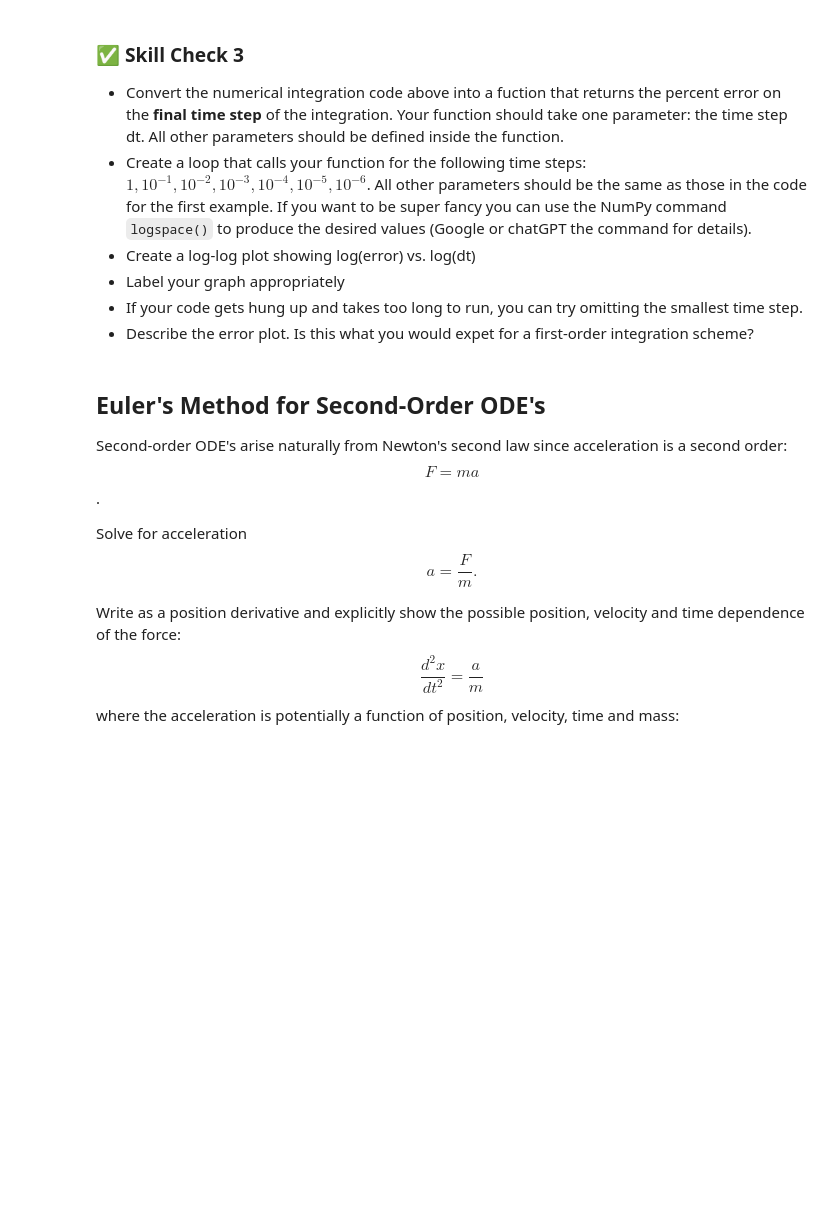
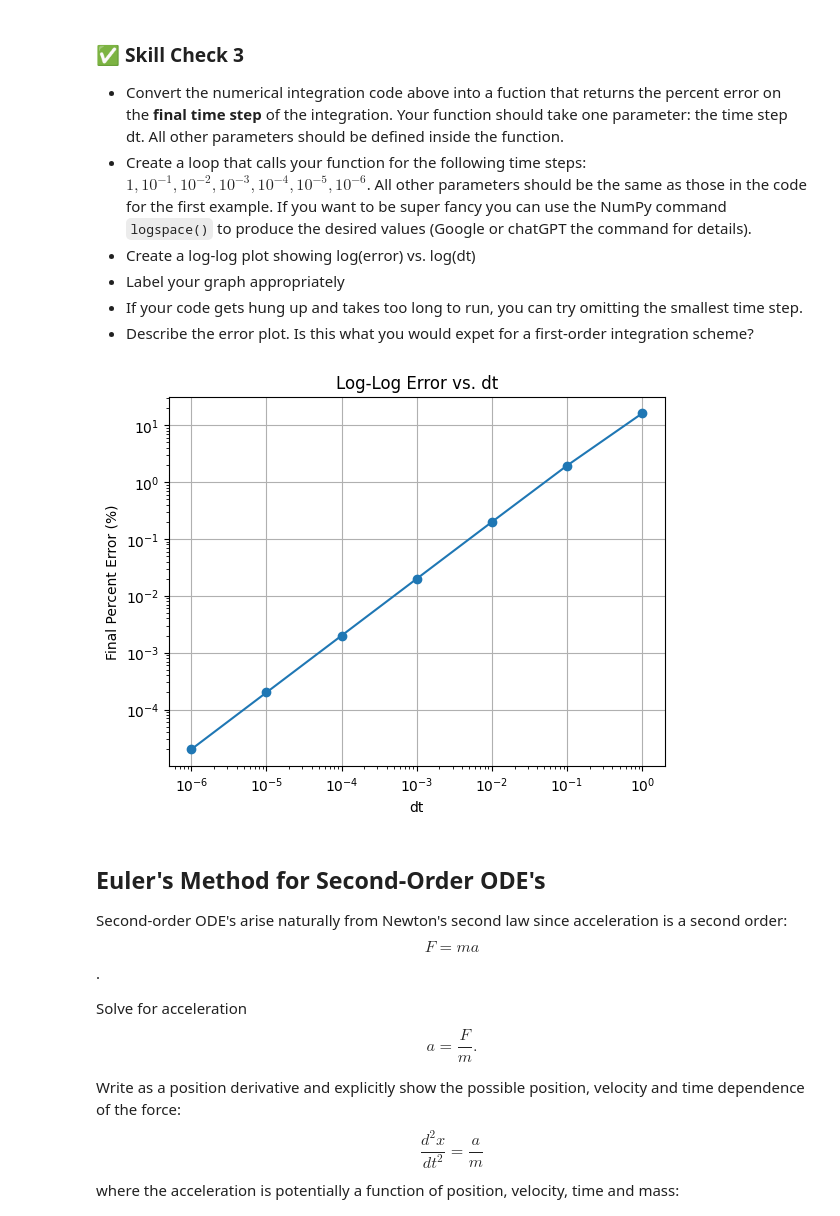
Before and after one commit to morganpatito/Computational-Physics, a Jupyter notebook: ode/ode_1.ipynb, the cells around one changed output. Drawn from its saved outputs; the diff is of its cells as text; code cells hidden in the pictures; blank space fills up the shorter version.

```diff
--- a/ode/ode_1.ipynb
+++ b/ode/ode_1.ipynb
@@ -166,3 +199,42 @@ import matplotlib.pyplot as plt
+# %%
+
+
+# your code here
+
+import numpy as np
+import matplotlib.pyplot as plt
+
+def final_percent_error(dt):
+    a = 0.2
+    tmax = 10
+    y0 = 1
+
+    N = int(tmax/dt) + 1
+    y = np.zeros(N)
+    t = np.zeros(N)
+    y[0] = y0
+
+    for n in range(N-1):
+        y[n+1] = y[n] + a*y[n]*dt
+        t[n+1] = t[n] + dt
+
+    y_true = y0 * np.exp(a*t[-1])
+    error = np.abs(y[-1] - y_true) / y_true * 100
+    return error
+
+# Time steps to test:
+dts = np.logspace(0, -6, 7)
+
+errors = np.array([final_percent_error(dt) for dt in dts])
+
+plt.loglog(dts, errors, 'o-')
+plt.xlabel("dt")
+plt.ylabel("Final Percent Error (%)")
+plt.title("Log-Log Error vs. dt")
+plt.grid(True)
+plt.show()
+# %% [output]
+[figure, added]
 # %% [markdown]
 ## Euler's Method for Second-Order ODE's
 
```
Also changed, not shown: parts of 10 cells of this notebook.
